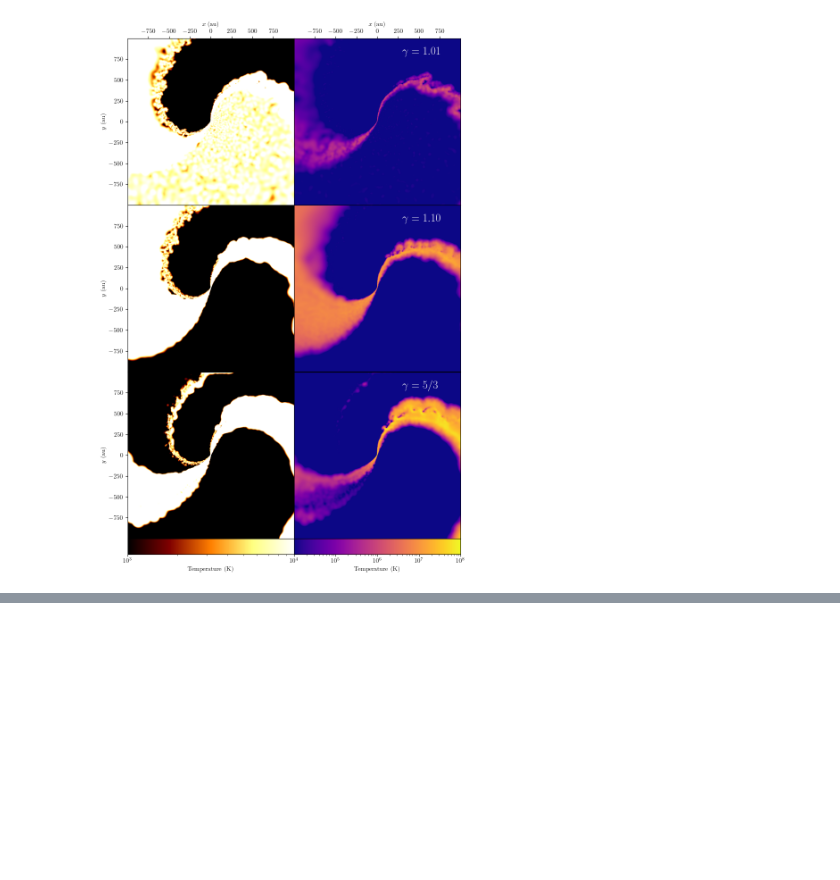
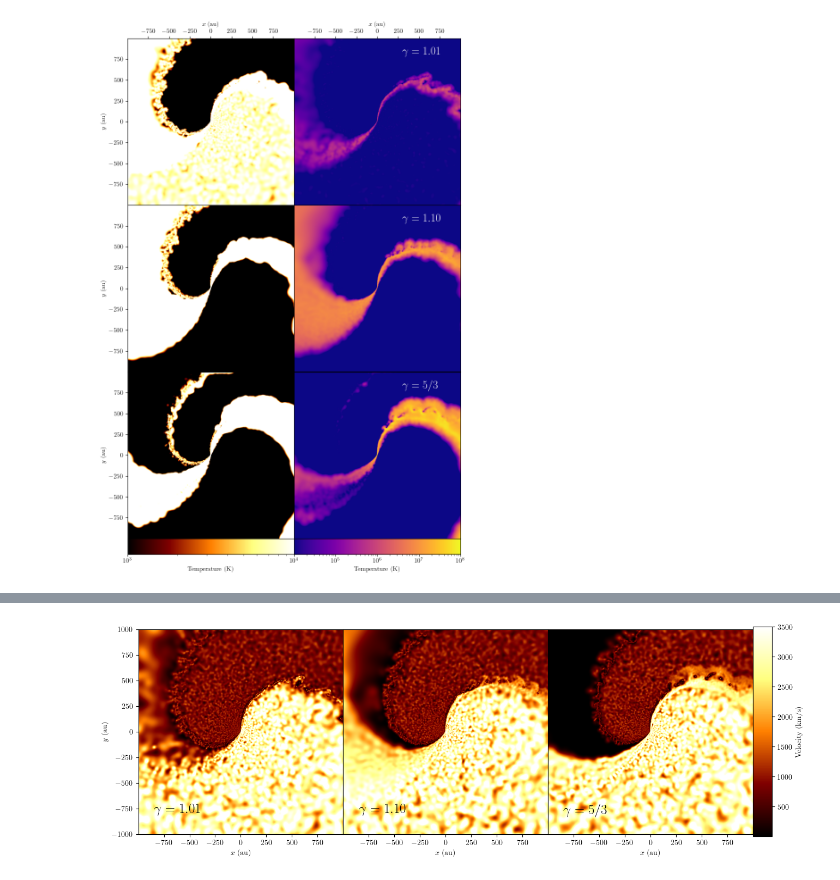
Before and after one commit to ryanwhite1/xenomorph, a Jupyter notebook: Sarracen_test.ipynb, the cells around one changed output, grey strips where cells are left out. Cells and saved outputs as stored; diff of their text form; code cells hidden in the pictures; blank space fills up the shorter version.

```diff
--- a/Sarracen_test.ipynb
+++ b/Sarracen_test.ipynb
@@ -274,0 +355,33 @@ fig.savefig('Images/MRes_Plots/Temp-Comparison.pdf', dpi=400, bbox_inches='tight
+# %%
+fig, axes = plt.subplots(figsize=(15, 5), ncols=4, gridspec_kw={'wspace':0, 'width_ratios':[0.323, 0.323, 0.323, 0.03]})
+lim = (-1000, 1000)
+vmin, vmax = 1e0, 3.5e3
+cmap = 'afmhot'
+# fig, ax = plt.subplots(figsize=(15, 15))
+
+# ax = datasets[1.01][0].render('rho', ax=ax, xsec=0, log_scale=True, xlim=lim, ylim=lim,
+#                                    vmin=vmin, vmax=vmax, cmap=cmap)
+for i, gamma in enumerate(gammas):
+    ax = datasets[gamma][0].render('v', ax=axes[i], xsec=0, log_scale=False, xlim=lim, ylim=lim,
+                                   cbar=False, vmin=vmin, vmax=vmax, cmap=cmap)
+    text = rf'$\gamma={gamma:.2f}$' if i < 2 else rf'$\gamma=5/3$'
+    axes[i].text(-850, -800, text, c='k', fontdict={'size':18, 'weight':'bold'})
+
+cmappable = ScalarMappable(Normalize(vmin, vmax))
+cmappable.set_cmap(cmap)
+plt.colorbar(cmappable, cax=axes[3], label=r'Velocity (km/s)')
+
+for i, ax in enumerate(axes[:3]):
+    ax.set_xticks([-750, -500, -250, 0, 250, 500, 750])
+    ax.set_xlabel(r'$x$ (au)')
+    if i > 0:
+        ax.set_yticks([])
+        ax.set_ylabel('')
+    else:
+        ax.set_ylabel(r'$y$ (au)')
+
+
+fig.savefig('Images/MRes_Plots/CrossSec_Velocity_Comparison.png', dpi=400, bbox_inches='tight')
+fig.savefig('Images/MRes_Plots/CrossSec_Velocity_Comparison.pdf', dpi=400, bbox_inches='tight')
+# %% [output]
+[figure, added]
```
Also changed, not shown: parts of 13 cells of this notebook, 20 other files.
